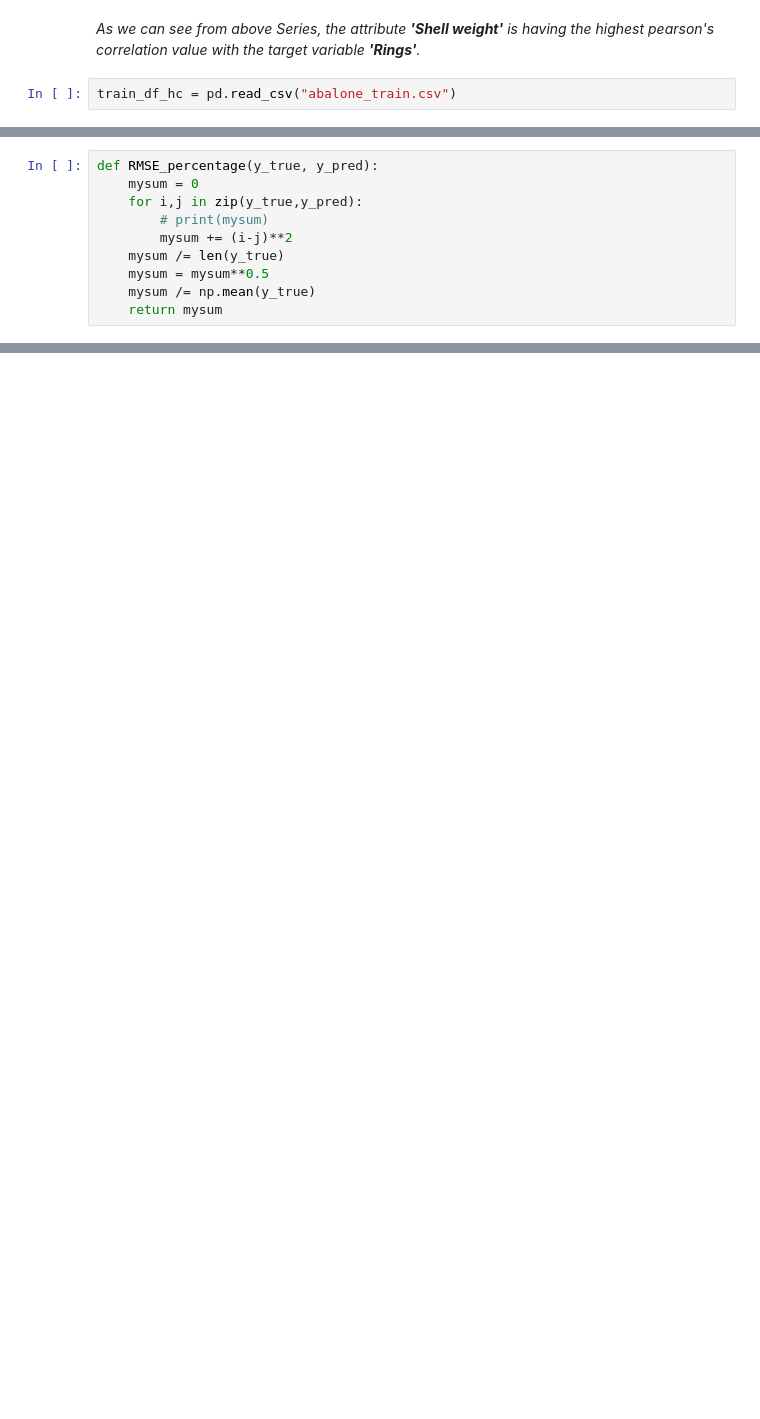
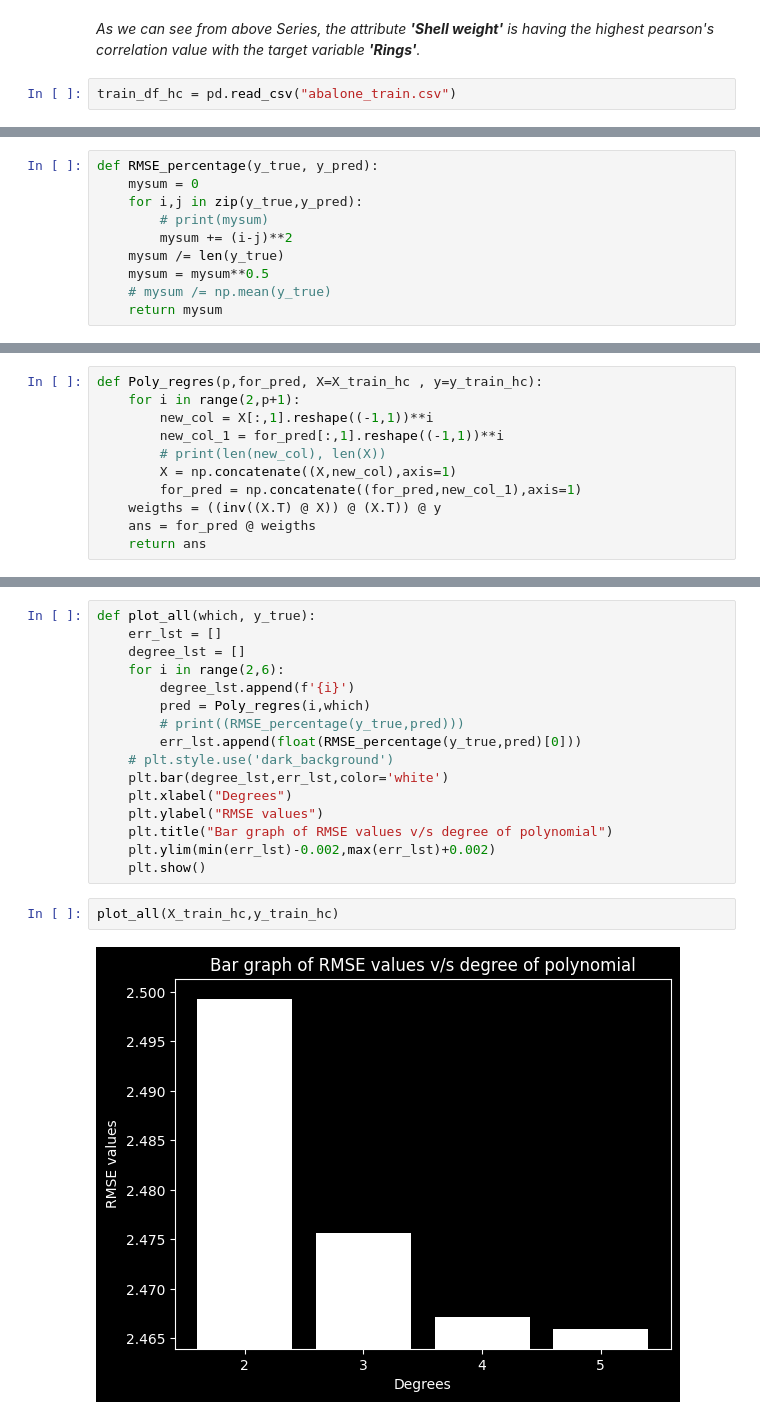
Before and after one commit to BhavikOstwal/IC-272-Assignments, a Jupyter notebook: Assignment-4/All_scraobook.ipynb, the cells around one changed output, grey strips where cells are left out. Saved outputs shown, nothing was run; the diff lists cells and outputs as text; blank space fills up the shorter version.

```diff
--- a/Assignment-4/All_scraobook.ipynb
+++ b/Assignment-4/All_scraobook.ipynb
@@ -110,6 +148,6 @@ def RMSE_percentage(y_true, y_pred):
         mysum += (i-j)**2
     mysum /= len(y_true)
     mysum = mysum**0.5
-    mysum /= np.mean(y_true)
+    # mysum /= np.mean(y_true)
     return mysum
 # %%
@@ -118,0 +250,11 @@ array([0.41367658])
+# %%
+def Poly_regres(p,for_pred, X=X_train_hc , y=y_train_hc):
+    for i in range(2,p+1):
+        new_col = X[:,1].reshape((-1,1))**i
+        new_col_1 = for_pred[:,1].reshape((-1,1))**i
+        # print(len(new_col), len(X))
+        X = np.concatenate((X,new_col),axis=1)
+        for_pred = np.concatenate((for_pred,new_col_1),axis=1)
+    weigths = ((inv((X.T) @ X)) @ (X.T)) @ y
+    ans = for_pred @ weigths
+    return ans
@@ -118,0 +281,20 @@ array([0.41367658])
+# %%
+def plot_all(which, y_true):
+    err_lst = []
+    degree_lst = []
+    for i in range(2,6):
+        degree_lst.append(f'{i}')
+        pred = Poly_regres(i,which)
+        # print((RMSE_percentage(y_true,pred)))
+        err_lst.append(float(RMSE_percentage(y_true,pred)[0]))
+    # plt.style.use('dark_background')
+    plt.bar(degree_lst,err_lst,color='white')
+    plt.xlabel("Degrees")
+    plt.ylabel("RMSE values")
+    plt.title("Bar graph of RMSE values v/s degree of polynomial")
+    plt.ylim(min(err_lst)-0.002,max(err_lst)+0.002)
+    plt.show()
+# %%
+plot_all(X_train_hc,y_train_hc)
+# %% [output]
+[figure, added]
```
Also changed, not shown: parts of 50 cells of this notebook, 2 other files.
